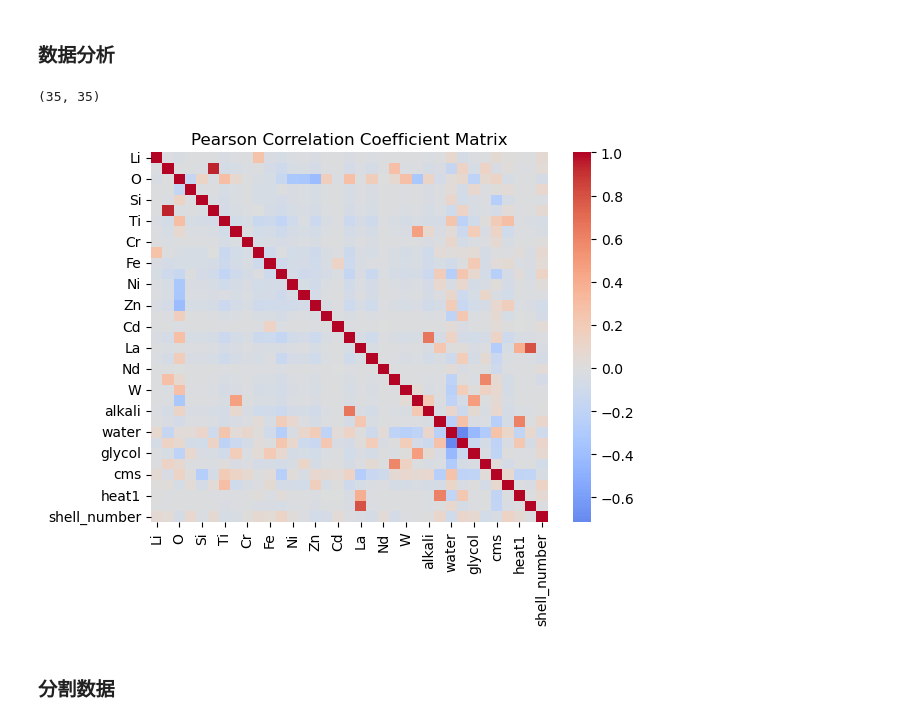
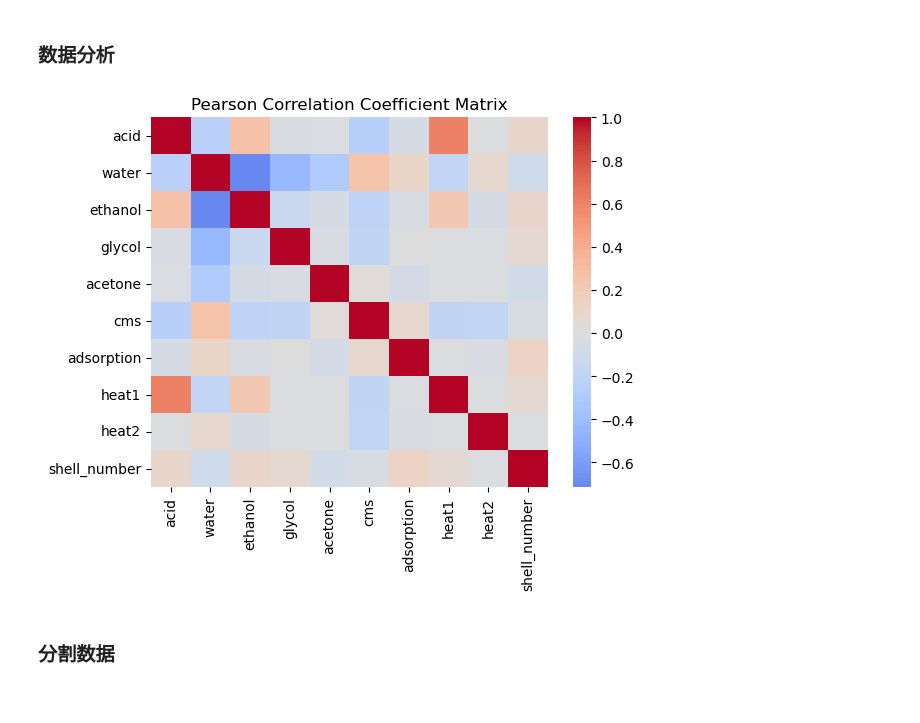
Before and after one commit to xiaofwang/shell-number-prediction, a Jupyter notebook: binary.ipynb, the cells around one changed output. Cells and saved outputs as stored; diff of their text form; code cells hidden in the pictures.

```diff
--- a/binary.ipynb
+++ b/binary.ipynb
@@ -40,10 +40,9 @@ Name: count, dtype: int64
 ### 数据分析
 # %%
 from data_analysis import plt_pearsonr
-plt_pearsonr(df)
+plt_pearsonr(df.iloc[:,-10:])
 # %% [output]
-(35, 35)
-[figure, old version]
+[figure, new version]
 # %% [markdown]
 ### 分割数据
 # %%
```
Also changed, not shown: parts of 5 cells of this notebook, 2 other files.
